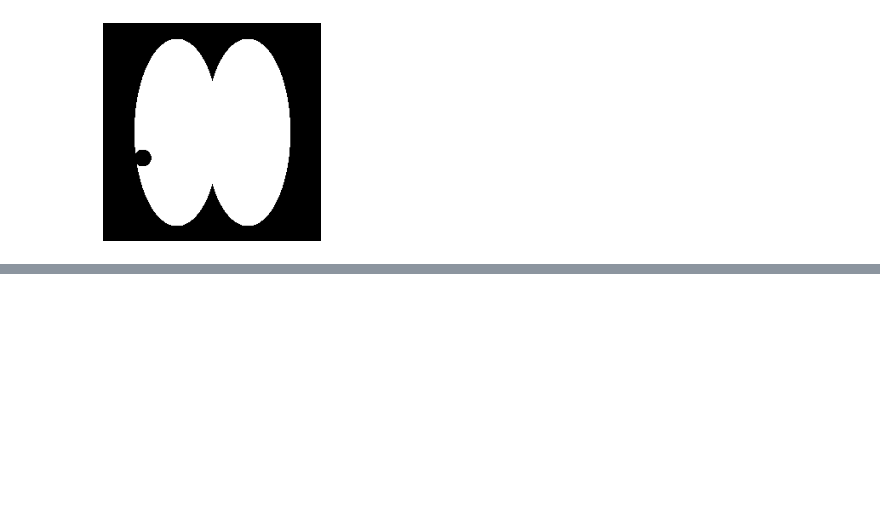
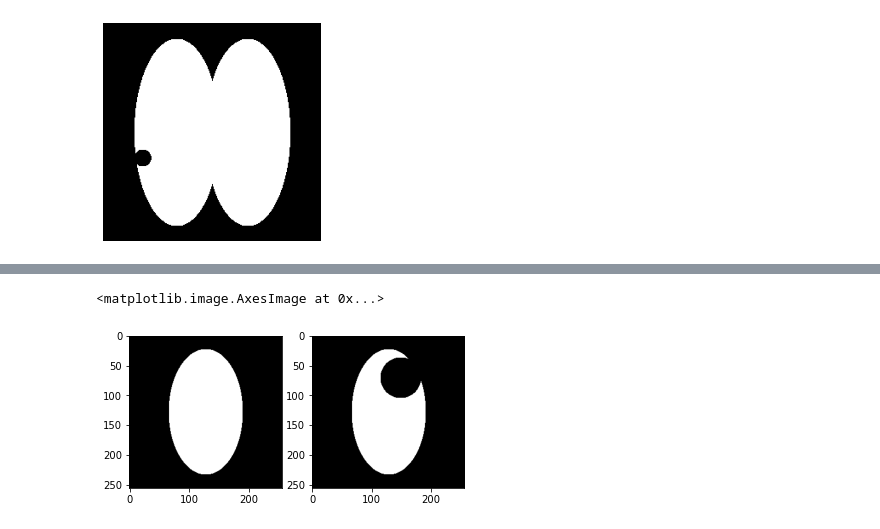
Before and after one commit to stabor705/opencv-and-ai-agh-2024, a Jupyter notebook: lab-2/ellipsis-autoencoder.ipynb, the cells around one changed output, grey strips where cells are left out. Cells and saved outputs as stored; diff of their text form; code cells hidden in the pictures; blank space fills up the shorter version.

```diff
--- a/lab-2/ellipsis-autoencoder.ipynb
+++ b/lab-2/ellipsis-autoencoder.ipynb
@@ -83,0 +83,29 @@ plt.imshow(img)
+# %%
+min_r = 90
+max_r = 110
+min_c = 50
+max_c = 70
+min_d_coeff = 1.1
+max_d_coeff = 1.2
+min_num_of_holes = 1
+max_num_of_holes = 4
+min_size = 10
+max_size = 40
+min_dx = -60
+max_dx = 60
+min_dy = -60
+max_dy = 60
+
+def create_sample():
+    lung = create_artificial_lung(min_r, max_r, min_c, max_c)
+    holed_lung = make_holed_lung(lung, min_num_of_holes, max_num_of_holes, min_size, max_size, min_dx, max_dx, min_dy, max_dy)
+    return lung, holed_lung
+
+lung, holed_lung = create_sample()
+
+fig, axes = plt.subplots(nrows=1, ncols=2)
+axes[0].imshow(lung)
+axes[1].imshow(holed_lung)
+# %% [output]
+<matplotlib.image.AxesImage at 0x...>
+[figure, added]
```
Also changed, not shown: parts of 13 cells of this notebook.
